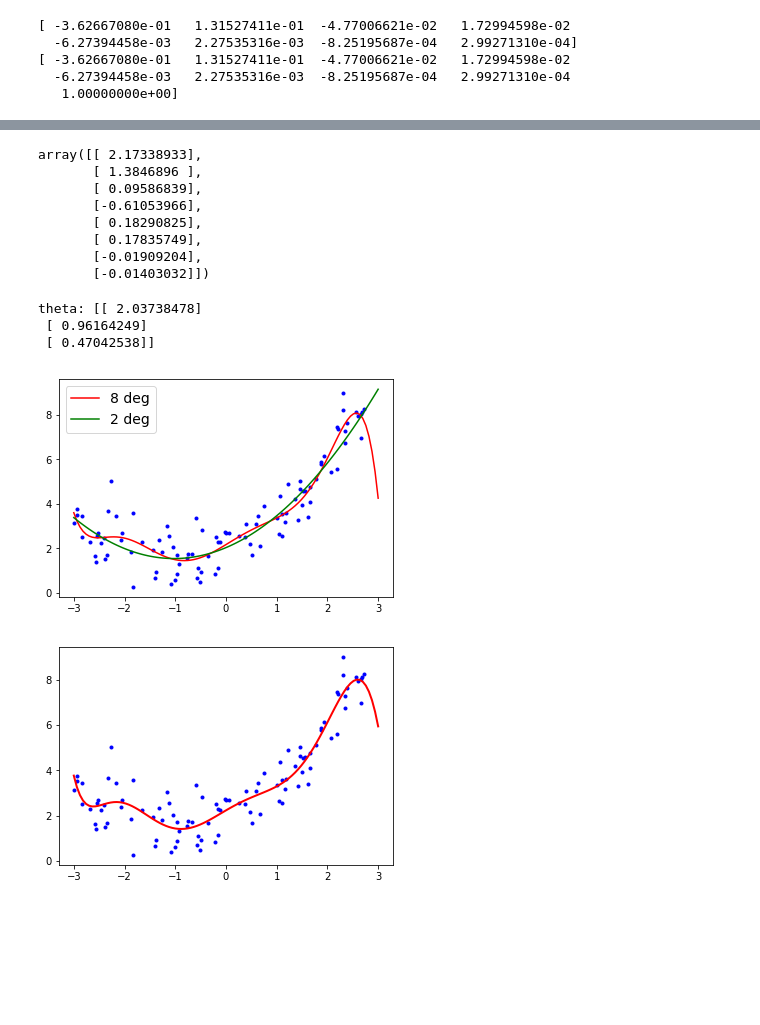
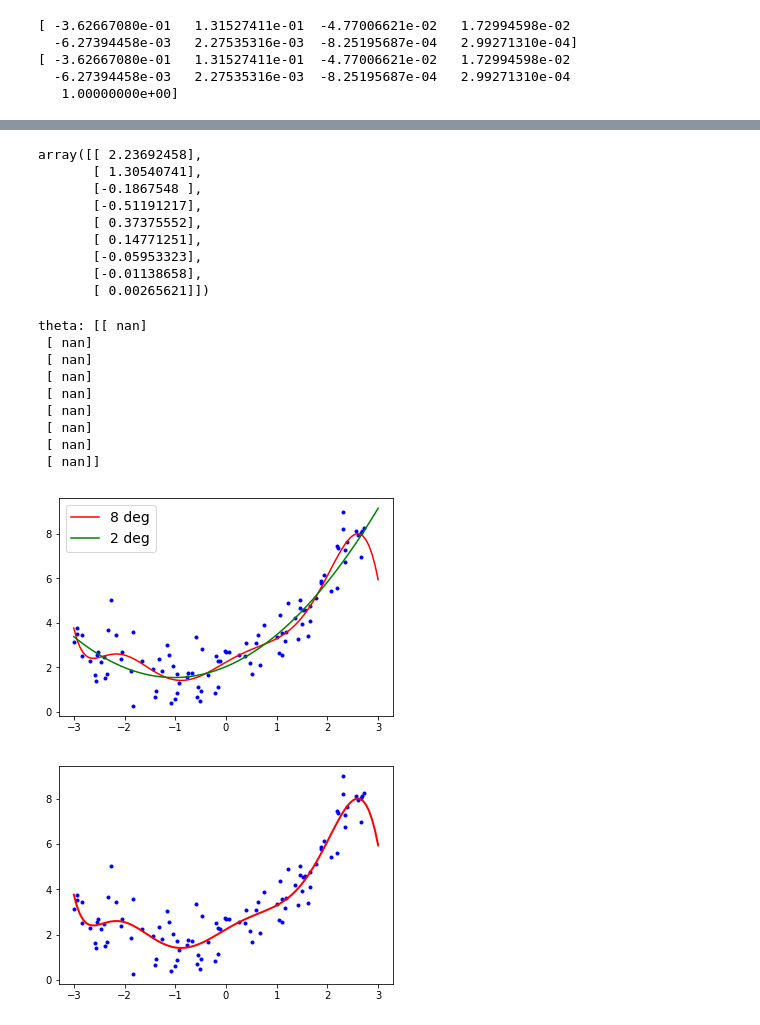
Before and after one commit to andyashall/maths-for-ml, a Jupyter notebook: Polynomial Regression.ipynb, the cells around one changed output, grey strips where cells are left out. Drawn from its saved outputs; the diff is of its cells as text; code cells hidden in the pictures; blank space fills up the shorter version.

```diff
--- a/Polynomial Regression.ipynb
+++ b/Polynomial Regression.ipynb
@@ -25,12 +25,13 @@ def polynom(m, deg):
     return nm
 
 four = polynom(x, 2)
+eight = polynom(x, 8)
 print(x[0])
 print(four[0])
 
 x_n_eight = np.c_[x, x**2, x**3, x**4, x**5, x**6, x**7, x**8, np.ones(x.shape[0])]
 
-print(x_n_eight[0].ravel())
+print(eight[0].ravel())
 # %% [output]
 [-0.36266708]
 [ 1.         -0.36266708  0.13152741]
@@ -53,14 +91,15 @@ print(x_n_eight[0])
 theta_b = np.linalg.inv(eight.T @ eight) @ eight.T @ y
 theta_b
 # %% [output]
-array([[ 2.17338933],
-       [ 1.3846896 ],
-       [ 0.09586839],
-       [-0.61053966],
-       [ 0.18290825],
-       [ 0.17835749],
-       [-0.01909204],
-       [-0.01403032]])
+array([[ 2.23692458],
+       [ 1.30540741],
+       [-0.1867548 ],
+       [-0.51191217],
+       [ 0.37375552],
+       [ 0.14771251],
+       [-0.05953323],
+       [-0.01138658],
+       [ 0.00265621]])
 # %%
 batch_size = 1
 theta = np.random.rand(four.shape[1], 1)
@@ -75,16 +114,29 @@ t0, t1 = 5, 50
 def learning_schedule(t):
     return t0 / (t + t1)
 
+def gradient_descent(X, y, n_epoch, eta):
+    theta = np.random.rand(X.shape[1], 1)
+    for epoch in range(n_epoch):
+        for n in range(len(X)):
+            rand = np.random.randint(0,m-1)
+            xi, yi = X[rand:rand+1], y[rand:rand+1]
+            grad = xi.T @ ((xi @ theta) - yi)
+            eta = learning_schedule(epoch * m + n)
+            theta = theta - grad * eta
+    return theta
+
 steps = 0
 
-for epoch in range(n_epoch):
-    for n in range(m):
-        rand = np.random.randint(0,m-1)
-        xi, yi = four[rand:rand+1], y[rand:rand+1]
-        grad = xi.T @ ((xi @ theta) - yi)
-        eta = learning_schedule(epoch * m + n)
-        theta = theta - grad * eta
-        steps +=1
+theta = gradient_descent(eight, y, 50, 0.1)
+
+# for epoch in range(n_epoch):
+#     for n in range(m):
+#         rand = np.random.randint(0,m-1)
+#         xi, yi = four[rand:rand+1], y[rand:rand+1]
+#         grad = xi.T @ ((xi @ theta) - yi)
+#         eta = learning_schedule(epoch * m + n)
+#         theta = theta - grad * eta
+#         steps +=1
 
 # print(f'steps: {steps}\n')
 
@@ -92,21 +144,27 @@ print(f'theta: {theta}\n')
 
 # print(theta_b)
 # %% [output]
-theta: [[ 2.03738478]
- [ 0.96164249]
- [ 0.47042538]]
+theta: [[ nan]
+ [ nan]
+ [ nan]
+ [ nan]
+ [ nan]
+ [ nan]
+ [ nan]
+ [ nan]
+ [ nan]]
 # %%
 plt.plot(x, y, 'b.')
 t = np.linspace(-3, 3, 100).reshape(100, 1)
 
 # Need to add intercespt point
 
-plt.plot(t, polynom(t, 7) @ theta_b, 'r-', label='8 deg')
+plt.plot(t, polynom(t, 8) @ theta_b, 'r-', label='8 deg')
 plt.plot(t, polynom(t, 2) @ theta, 'g-', label='2 deg')
 plt.legend(loc="upper left", fontsize=14)
 plt.show()
 # %% [output]
-[figure, old version]
+[figure, new version]
 # %%
 from sklearn.linear_model import SGDRegressor
 sgd_reg = SGDRegressor()
```
Also changed, not shown: parts of 3 cells of this notebook, 3 other files.
